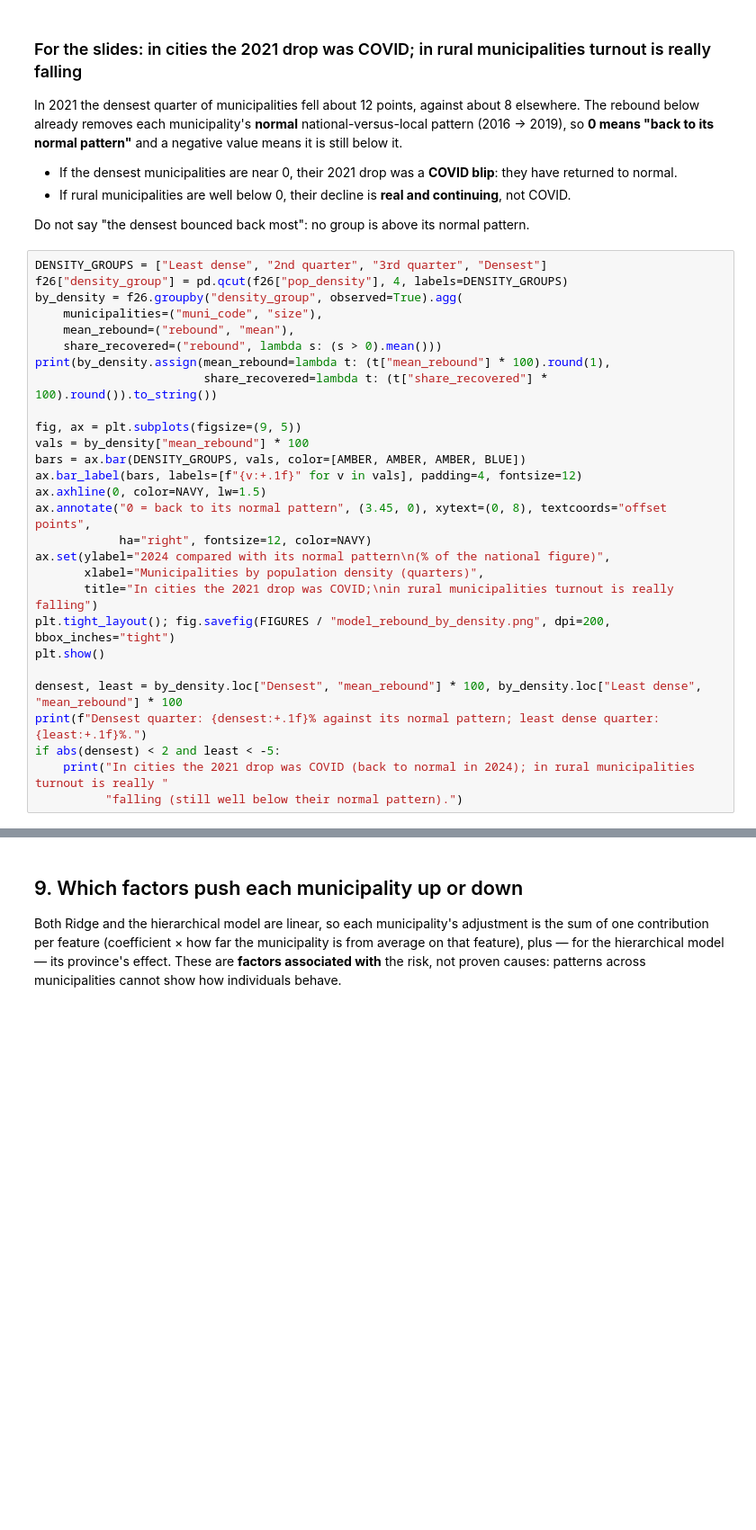
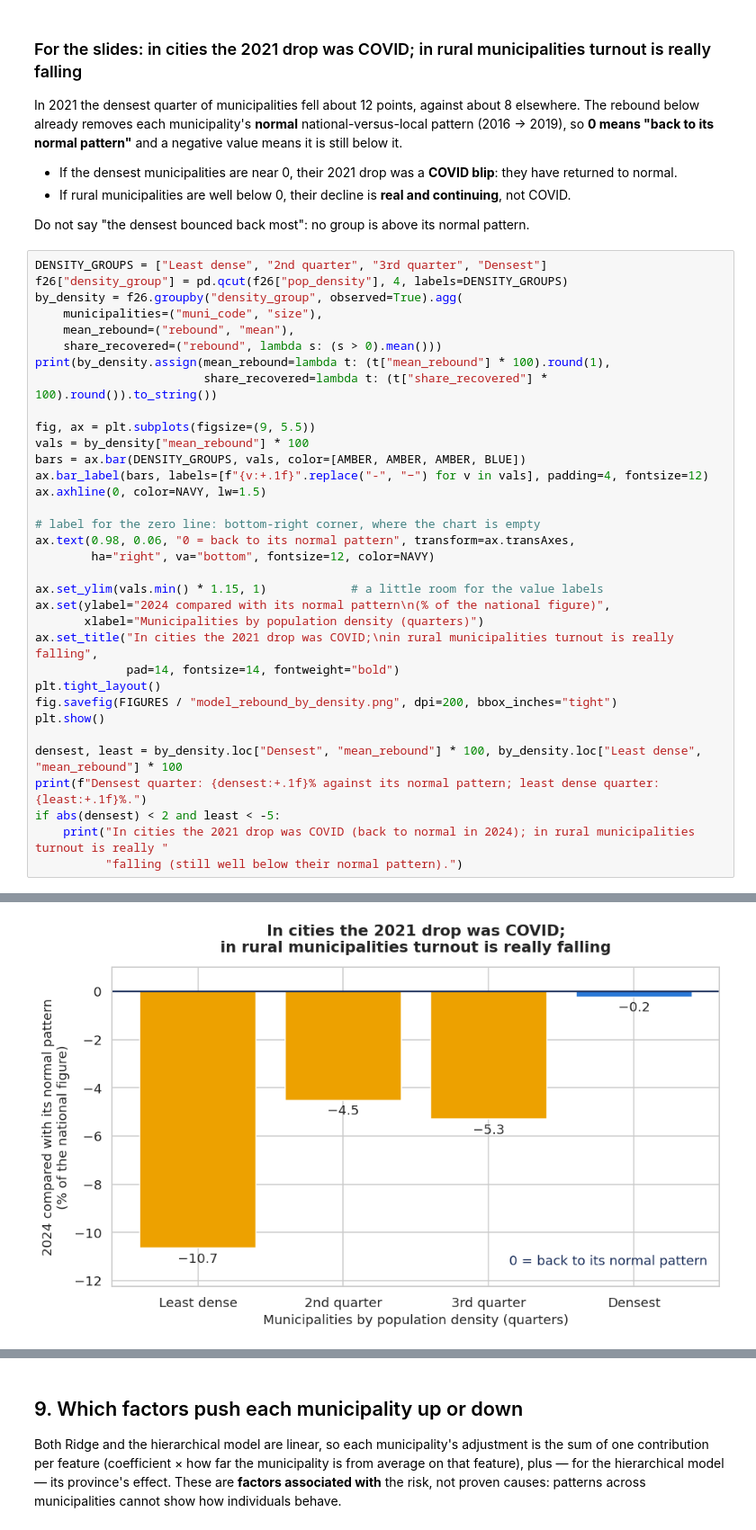
Before and after one commit to NkululekoBanda/democratic-funnel, a Jupyter notebook: notebooks/08_model.ipynb, the cells around one changed output, grey strips where cells are left out. Shown at 90% size. Saved outputs shown, nothing was run; the diff lists cells and outputs as text; blank space fills up the shorter version.

```diff
--- a/notebooks/08_model.ipynb
+++ b/notebooks/08_model.ipynb
@@ -628,17 +770,23 @@ by_density = f26.groupby("density_group", observed=True).agg(
 print(by_density.assign(mean_rebound=lambda t: (t["mean_rebound"] * 100).round(1),
                         share_recovered=lambda t: (t["share_recovered"] * 100).round()).to_string())
 
-fig, ax = plt.subplots(figsize=(9, 5))
+fig, ax = plt.subplots(figsize=(9, 5.5))
 vals = by_density["mean_rebound"] * 100
 bars = ax.bar(DENSITY_GROUPS, vals, color=[AMBER, AMBER, AMBER, BLUE])
-ax.bar_label(bars, labels=[f"{v:+.1f}" for v in vals], padding=4, fontsize=12)
+ax.bar_label(bars, labels=[f"{v:+.1f}".replace("-", "−") for v in vals], padding=4, fontsize=12)
 ax.axhline(0, color=NAVY, lw=1.5)
-ax.annotate("0 = back to its normal pattern", (3.45, 0), xytext=(0, 8), textcoords="offset points",
-            ha="right", fontsize=12, color=NAVY)
+
+# label for the zero line: bottom-right corner, where the chart is empty
+ax.text(0.98, 0.06, "0 = back to its normal pattern", transform=ax.transAxes,
+        ha="right", va="bottom", fontsize=12, color=NAVY)
+
+ax.set_ylim(vals.min() * 1.15, 1)            # a little room for the value labels
 ax.set(ylabel="2024 compared with its normal pattern\n(% of the national figure)",
-       xlabel="Municipalities by population density (quarters)",
-       title="In cities the 2021 drop was COVID;\nin rural municipalities turnout is really falling")
-plt.tight_layout(); fig.savefig(FIGURES / "model_rebound_by_density.png", dpi=200, bbox_inches="tight")
+       xlabel="Municipalities by population density (quarters)")
+ax.set_title("In cities the 2021 drop was COVID;\nin rural municipalities turnout is really falling",
+             pad=14, fontsize=14, fontweight="bold")
+plt.tight_layout()
+fig.savefig(FIGURES / "model_rebound_by_density.png", dpi=200, bbox_inches="tight")
 plt.show()
 
 densest, least = by_density.loc["Densest", "mean_rebound"] * 100, by_density.loc["Least dense", "mean_rebound"] * 100
@@ -646,3 +794,4 @@ print(f"Densest quarter: {densest:+.1f}% against its normal pattern; least dense
 if abs(densest) < 2 and least < -5:
     print("In cities the 2021 drop was COVID (back to normal in 2024); in rural municipalities turnout is really "
           "falling (still well below their normal pattern).")
+# %% [output]
@@ -648,0 +804 @@ if abs(densest) < 2 and least < -5:
+[figure, added]
```
Also changed, not shown: parts of 29 cells of this notebook.
